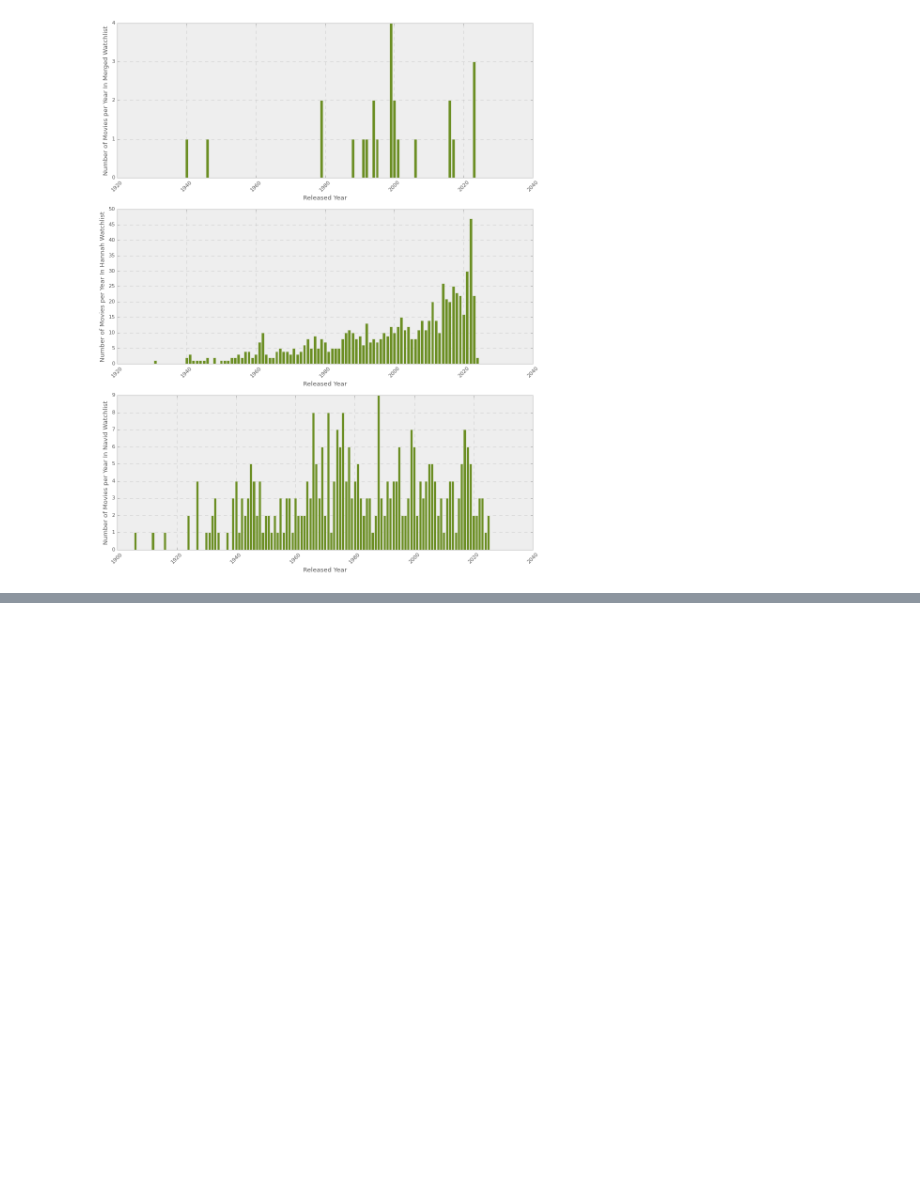
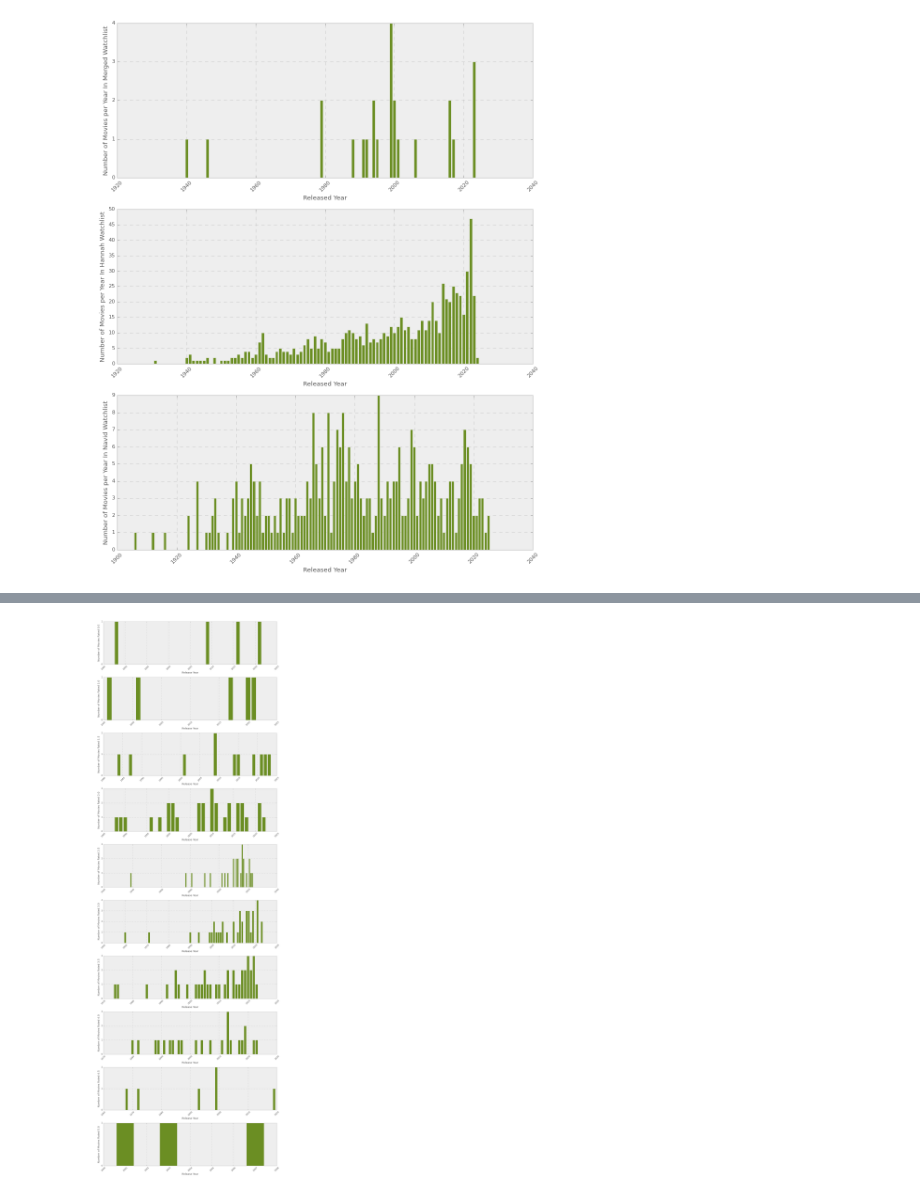
Before and after one commit to HananehMoballeghtohid/letterboxd, a Jupyter notebook: letterboxd.ipynb, the cells around one changed output, grey strips where cells are left out. Drawn from its saved outputs; the diff is of its cells as text; code cells hidden in the pictures; blank space fills up the shorter version.

```diff
--- a/letterboxd.ipynb
+++ b/letterboxd.ipynb
@@ -83,0 +99,3 @@ plt.show()
+# %%
+hannah_watched = pd.read_csv('hannah-watched.csv')
+hannah_watched.head()
@@ -83,0 +121,4 @@ plt.show()
+# %%
+df = hannah_watched[hannah_watched['user_rate'] == 0.5]
+movie_counts = df.groupby('Release_Year').size()
+movie_counts.head()
@@ -83,0 +149,32 @@ plt.show()
+# %%
+import pandas as pd
+import matplotlib.pyplot as plt
+import matplotlib.ticker as mtick
+
+i = 0.5
+
+def custom_format(x, pos):
+    return str(int(x))
+# Set up a figure and a set of subplots
+fig, axs = plt.subplots(nrows=10, ncols=1, figsize=(12, 36))  # Adjust nrows and ncols as needed
+# Plot each DataFrame
+for ax in axs:
+    df = hannah_watched[hannah_watched['user_rate'] == i]
+    movie_counts = df.groupby('Release_Year').size()
+    # Plotting
+    ax.bar(movie_counts.index, movie_counts.values, color='olivedrab')
+    ax.set_xlabel("Release Year")
+    ax.set_ylabel(f"Number of Movies Rated {i}")
+    ax.yaxis.set_major_locator(MaxNLocator(integer=True))
+    ax.xaxis.set_major_formatter(mtick.FuncFormatter(custom_format))
+    ax.tick_params(axis='x', rotation=45)
+    i += 0.5
+# Adjust layout to prevent labels from overlapping
+plt.tight_layout()
+plt.style.use('bmh')
+plt.xticks(rotation=45)
+
+# Display the plot
+plt.show()
+# %% [output]
+[figure, added]
```
Also changed, not shown: parts of 10 cells of this notebook, 8 other files.
